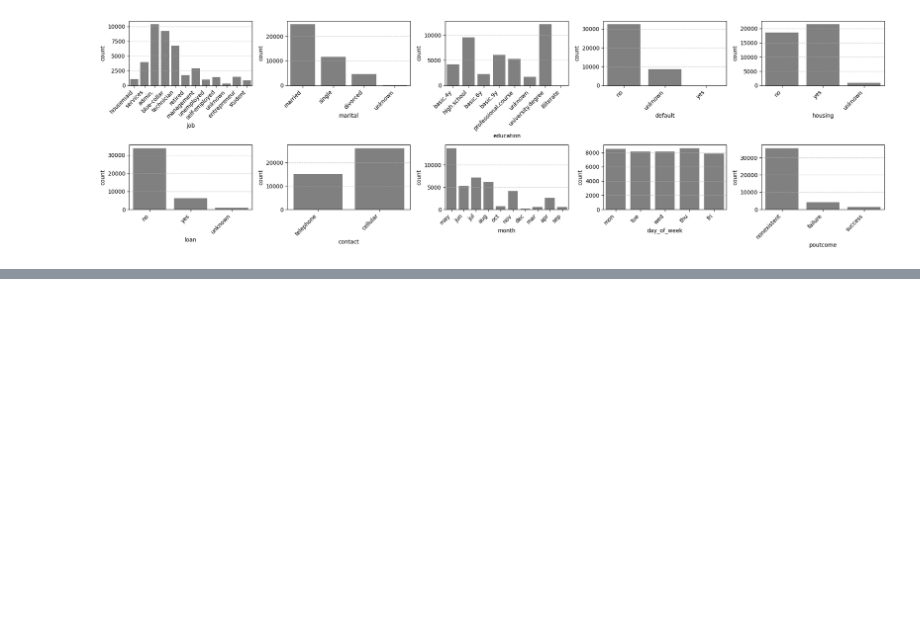
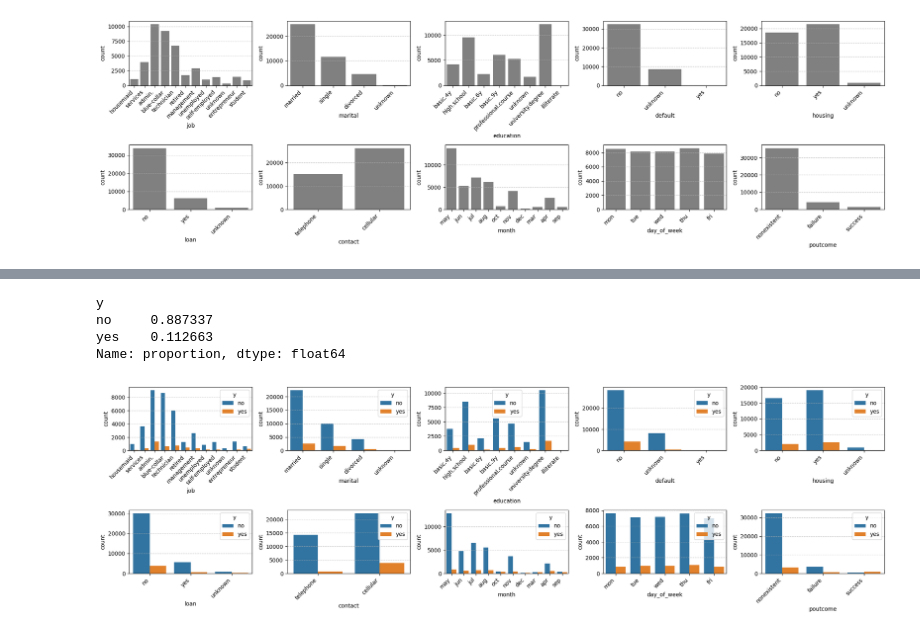
Before and after one commit to gzsomm/Regresi-n-log-stica, a Jupyter notebook: src/explore.ipynb, the cells around one changed output, grey strips where cells are left out. Cells and saved outputs as stored; diff of their text form; code cells hidden in the pictures; blank space fills up the shorter version.

```diff
--- a/src/explore.ipynb
+++ b/src/explore.ipynb
@@ -110,0 +145,30 @@ plt.show()
+# %%
+# Análsisi de variable objetivo (categorica)
+print(df_n["y"].value_counts(normalize=True))
+# %% [output]
+y
+no     0.887337
+yes    0.112663
+Name: proportion, dtype: float64
+# %%
+# Categorical - categorical analysis
+fig, axis = plt.subplots (2,5, figsize = (20, 6))
+
+for i, var in enumerate(categorical_vars):
+    row, col = divmod(i, 5)  # Obtener fila y columna en la cuadrícula
+    ax = axis[row, col]  # Seleccionar el eje correspondiente
+
+    # Crear el gráfico de barras
+    sns.countplot(ax=ax, data=df_n, x=var, hue = "y")
+
+    # Agregar lineas horizontales
+    ax.yaxis.grid(True, linestyle="--", alpha=0.7)
+
+    # Rotar etiquetas del eje X si es necesario
+    ax.set_xticklabels(ax.get_xticklabels(), rotation=45, ha="right")
+
+# Ajustar el diseño
+plt.tight_layout()
+plt.show()
+# %% [output]
+[figure, added]
```
Also changed, not shown: parts of 20 cells of this notebook.
